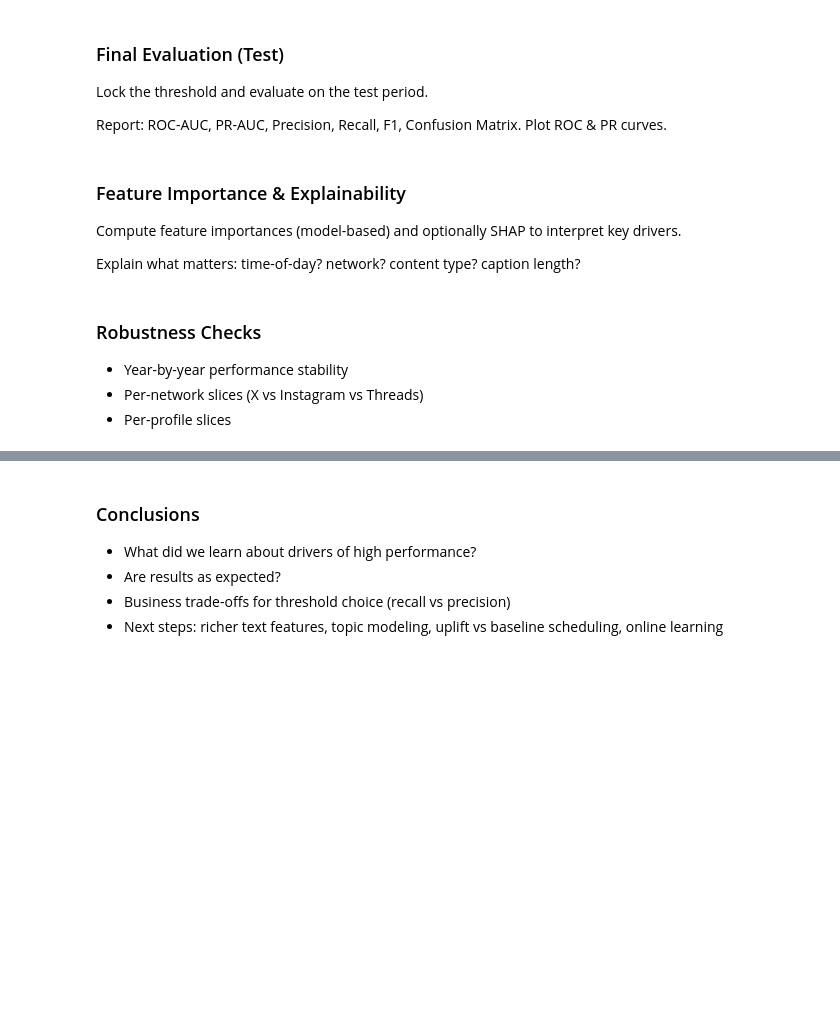
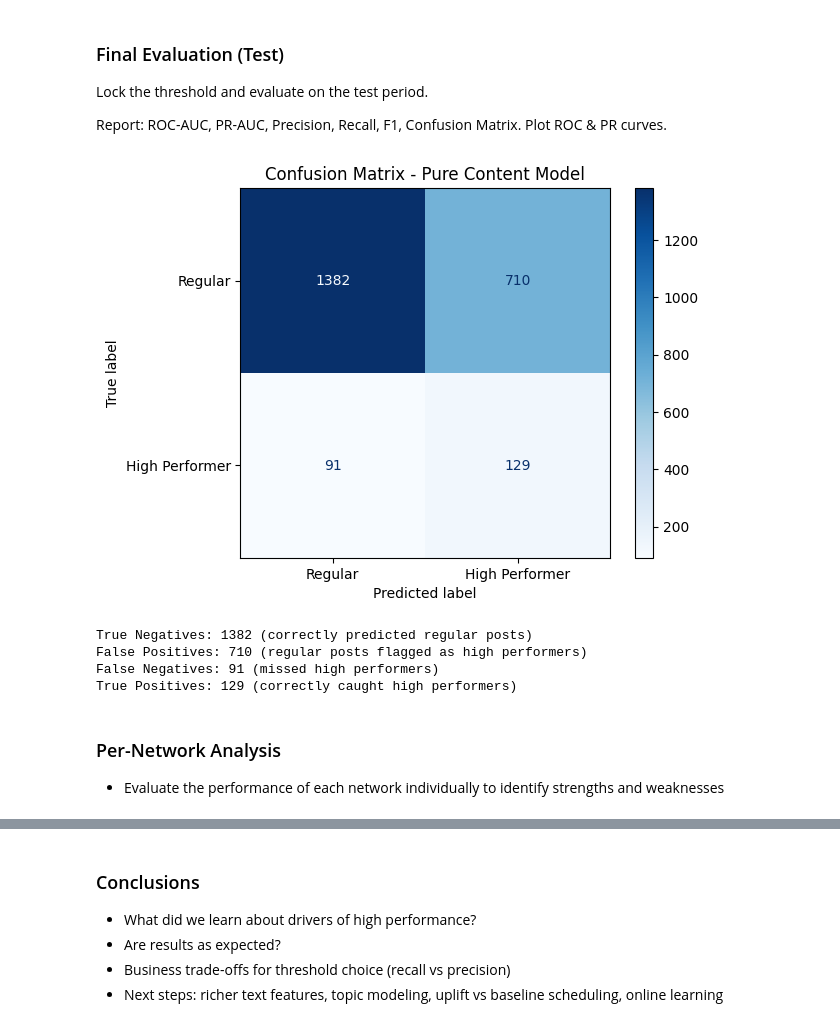
Before and after one commit to Tuminha/Periospot-ML-Social-Media-Performance-Predictor, a Jupyter notebook: notebooks/01_post_performance_binary.ipynb, the cells around one changed output, grey strips where cells are left out. Cells and saved outputs as stored; diff of their text form; code cells hidden in the pictures; blank space fills up the shorter version.

```diff
--- a/notebooks/01_post_performance_binary.ipynb
+++ b/notebooks/01_post_performance_binary.ipynb
@@ -1317,6 +1302,0 @@ Report: ROC-AUC, PR-AUC, Precision, Recall, F1, Confusion Matrix. Plot ROC & PR
-# %% [markdown]
-### Feature Importance & Explainability
-
-Compute feature importances (model-based) and optionally SHAP to interpret key drivers.
-
-Explain what matters: time-of-day? network? content type? caption length?
@@ -1326,6 +1302,0 @@ Explain what matters: time-of-day? network? content type? caption length?
-# %% [markdown]
-### Robustness Checks
-
-- Year-by-year performance stability
-- Per-network slices (X vs Instagram vs Threads)
-- Per-profile slices
@@ -1334,0 +1303,25 @@ Explain what matters: time-of-day? network? content type? caption length?
+# %%
+# TODO: compute and print metrics; plot ROC and PR curves; show confusion matrix
+# Save figures to artifacts
+# Confusion matrix is not yet implemented. ROC and PR curves are.
+cm = confusion_matrix(y_test, y_test_pred)
+disp = ConfusionMatrixDisplay(cm, display_labels=['Regular', 'High Performer'])
+disp.plot(cmap='Blues')
+plt.title('Confusion Matrix - Pure Content Model')
+plt.savefig('../images/confusion_matrix.png', dpi=150, bbox_inches='tight')
+plt.show()
+
+print(f"True Negatives: {cm[0,0]} (correctly predicted regular posts)")
+print(f"False Positives: {cm[0,1]} (regular posts flagged as high performers)")
+print(f"False Negatives: {cm[1,0]} (missed high performers)")
+print(f"True Positives: {cm[1,1]} (correctly caught high performers)")
+# %% [output]
+[figure, added]
+True Negatives: 1382 (correctly predicted regular posts)
+False Positives: 710 (regular posts flagged as high performers)
+False Negatives: 91 (missed high performers)
+True Positives: 129 (correctly caught high performers)
+# %% [markdown]
+### Per-Network Analysis
+
+- Evaluate the performance of each network individually to identify strengths and weaknesses
```
Also changed, not shown: parts of 12 cells of this notebook, 2 other files.
